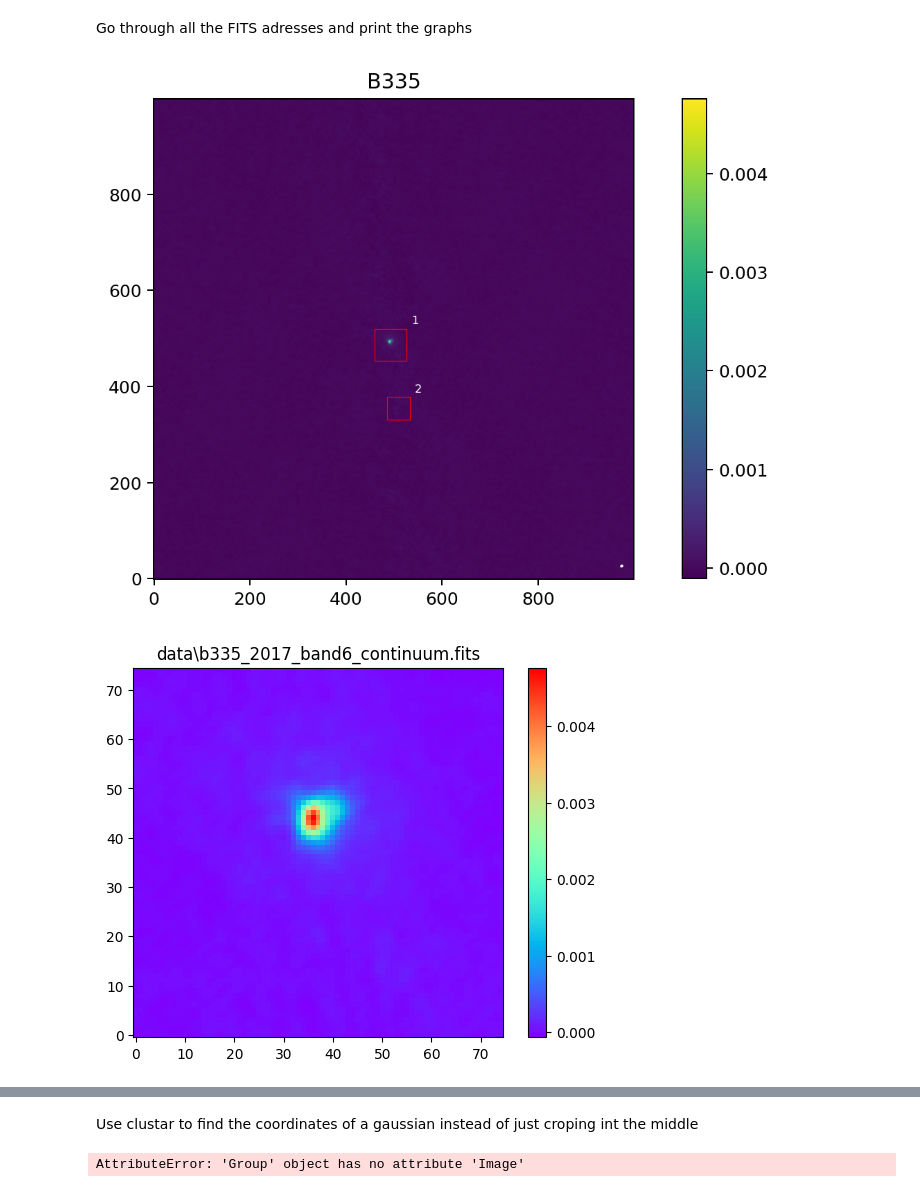
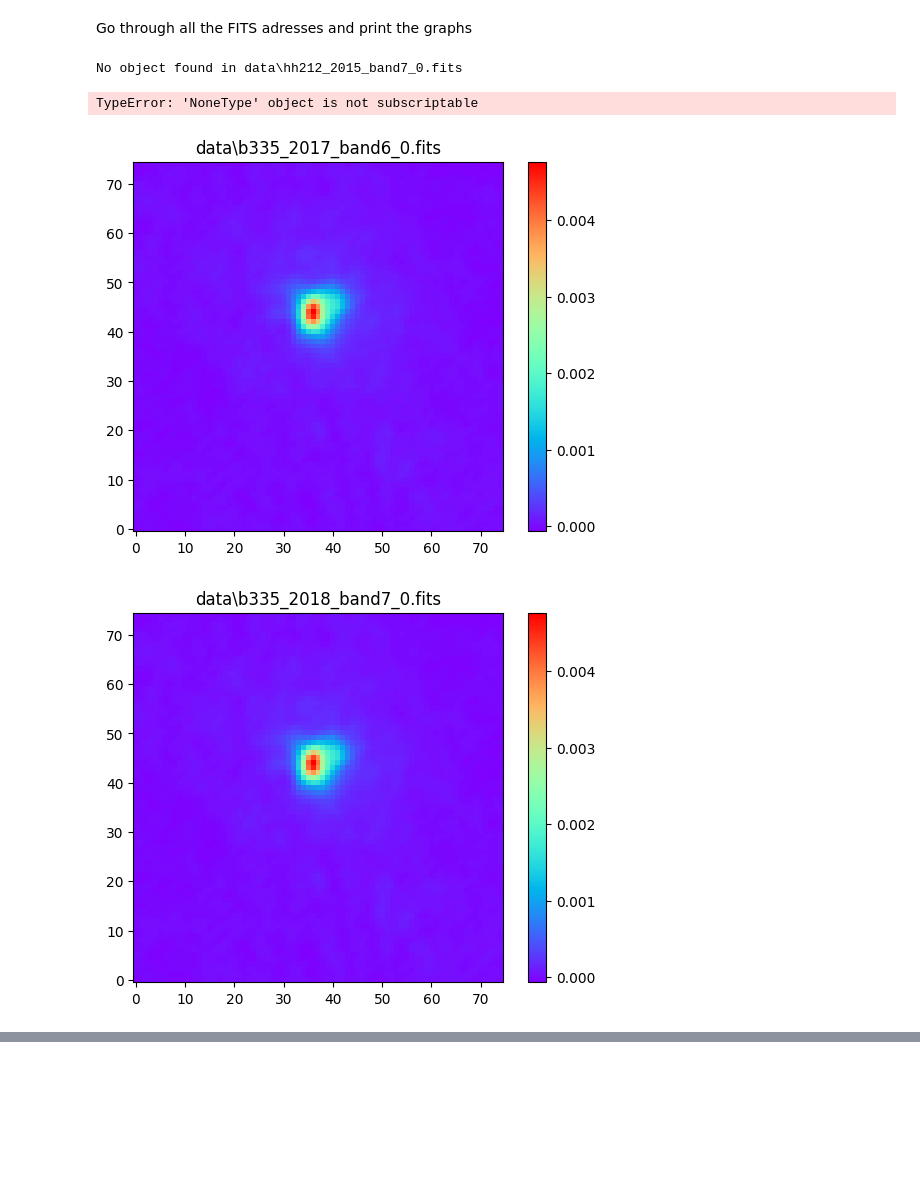
Before and after one commit to SvenneMcBoosted/ALMA, a Jupyter notebook: Code/Peter/fitsJ.ipynb, the cells around one changed output, grey strips where cells are left out. Cells and saved outputs as stored; diff of their text form; code cells hidden in the pictures; blank space fills up the shorter version.

Commit message:
It won't crash when no object is found in the fits file

```diff
--- a/Code/Peter/fitsJ.ipynb
+++ b/Code/Peter/fitsJ.ipynb
@@ -72,31 +60,31 @@ def find_object_pos(file):
 # %% [markdown]
 Go through all the FITS adresses and print the graphs
 # %%
+crops = []
 for file in filenames:
-    # Read the data folder and get the fits files
     img_header = fits.open(file)
     img_data = fits.getdata(file)
+    object_pos = find_object_pos(file)
 
-    #Data shape is (1, 1, x, y) we want it to be (x, y)
+    if object_pos != None:
 
-    img_data.shape = (img_data.shape[2], img_data.shape[3])
+        #Data shape is (1, 1, x, y) we want it to be (x, y)
+        img_data.shape = (img_data.shape[2], img_data.shape[3])
 
-    # Set the size of the crop in pixels
-    im_size = 75
-    crop_size = units.Quantity((im_size, im_size), units.pixel)
+        # Set the size of the crop in pixels
+        im_size = 75
+        crop_size = units.Quantity((im_size, im_size), units.pixel)
 
-    # Later we will crop around objects of interest
-    img_crop = Cutout2D(img_data, find_object_pos(file), crop_size)
+        img_crop = Cutout2D(img_data, object_pos, crop_size)
 
-    # # Crop the image around the center
-    # crop_center = ((img_data.shape[0])/2, (img_data.shape[1])/2)
-    # img_crop = Cutout2D(img_data, crop_center, crop_size)
+        crops.append(img_crop)
 
-
-    plt.figure()
-    plt.imshow(img_crop.data, origin='lower', cmap='rainbow')
-    plt.colorbar()
-    plt.title(file)
+        plt.figure()
+        plt.imshow(img_crop.data, origin='lower', cmap='rainbow')
+        plt.colorbar()
+        plt.title(file)
 # %% [output]
+No object found in data\hh212_2015_band7_0.fits
+TypeError: 'NoneType' object is not subscriptable
-[figure, old version]
+[figure, new version]
-[figure, old version]
+[figure, new version]
@@ -111,2 +90,0 @@ for file in filenames:
-# %% [markdown]
-Use clustar to find the coordinates of a gaussian instead of just croping int the middle
@@ -121,34 +90,0 @@ import numpy as np
-# %%
-# cs = Clustar(radius_factor=0.95, threshold=0.025)
-# cs.run(directory='data/')
-
-
-# crop_coords = []
-# for object in cs:
-#     crop_coords.append(object.display)
-
-cd = ClustarData(path=file, threshold=0.025)
-
-disk = cd.groups[0]
-bounds = disk.image.bounds
-x = (bounds[0] + bounds[1])/2
-y = (bounds[2] + bounds[3])/2
-
-img = fits.open(file)
-img_header = img[0].header
-img_data = fits.getdata(file)
-
-image = disk.Image(data=img_data, header=img_header)
-
-
-# x = image.x
-# y = image.y
-# print((x, y))
-
-# cd.identify()
-#cd = cs.data[0]
-# image = ClustarData.Image(cd.data, cd.header)
-# p = image.pos
-#cs.display(category='all')
-# %% [output]
-AttributeError: 'Group' object has no attribute 'Image'
```
Also changed, not shown: parts of 8 cells of this notebook, 1 other file.
